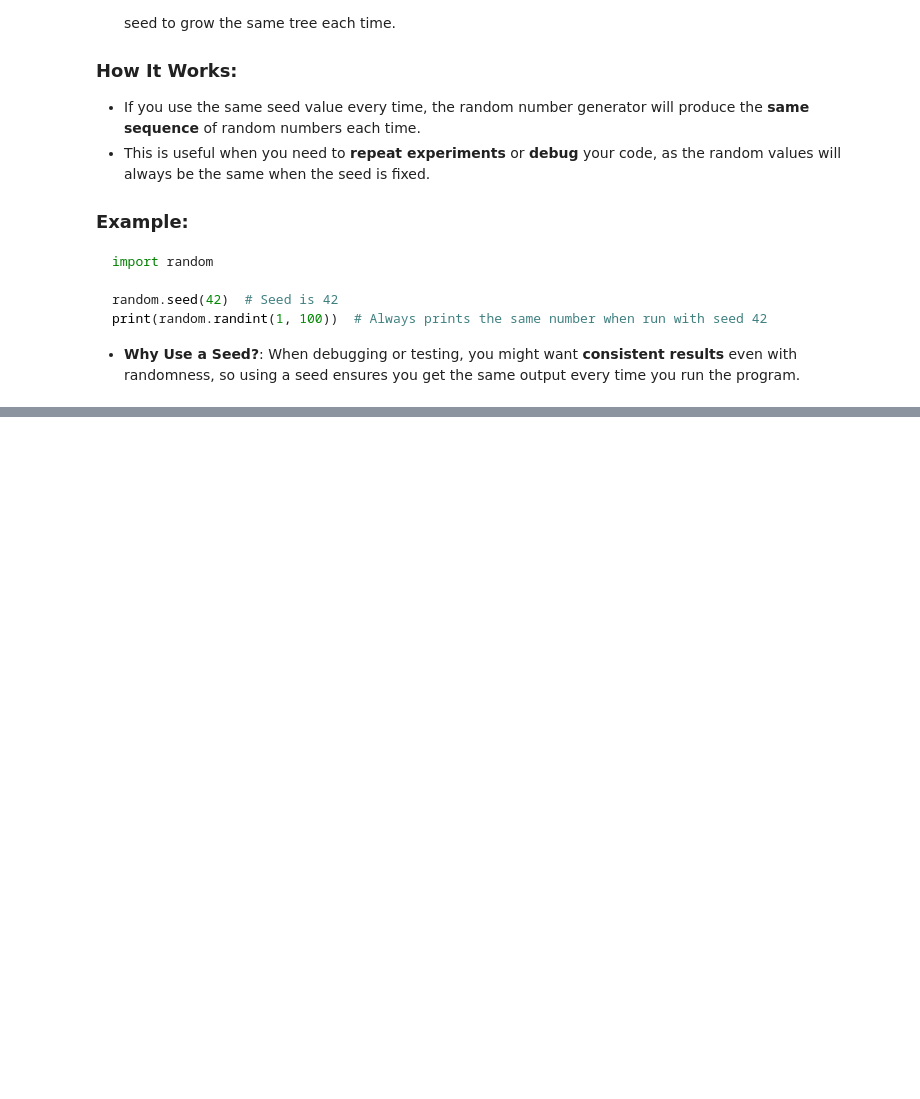
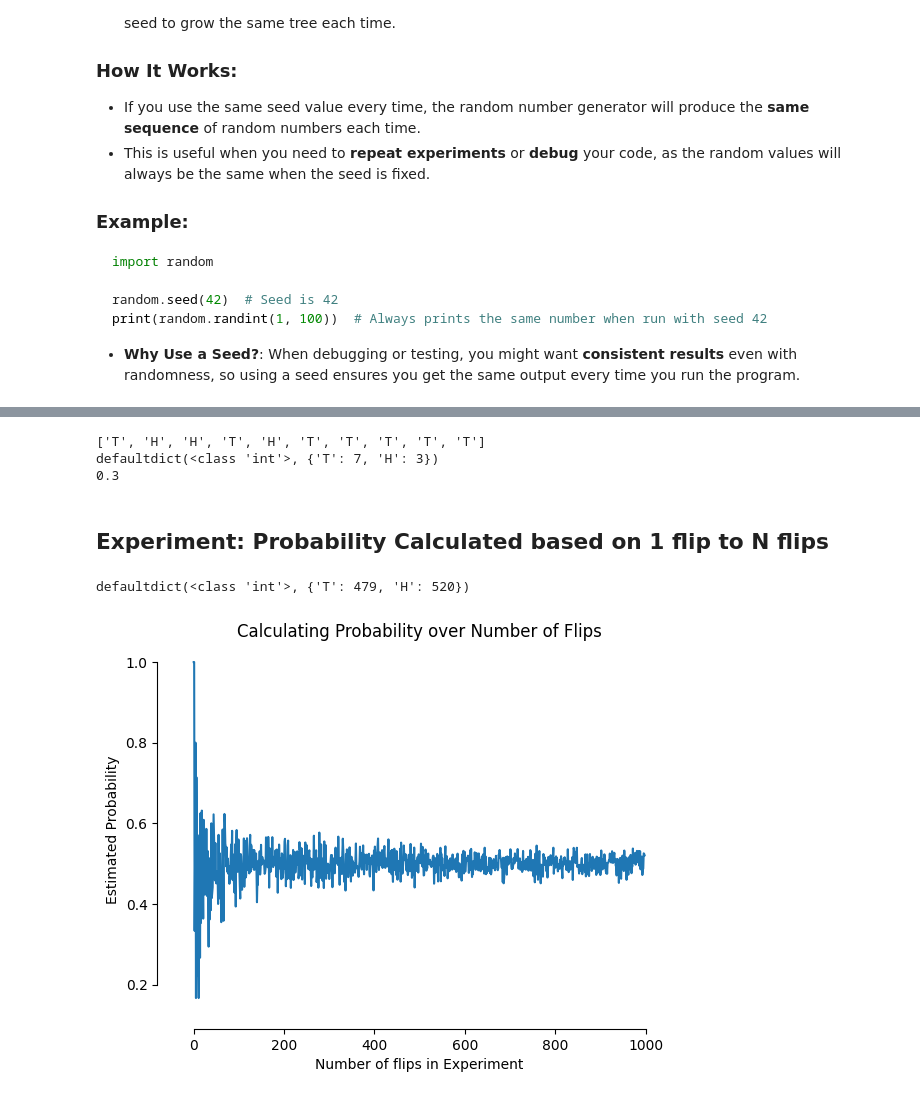
Before and after one commit to SagarChhabriya/statistics, a Jupyter notebook: 02-Code/01-Coin-Flip-Simulation.ipynb, the cells around one changed output, grey strips where cells are left out. Cells and saved outputs as stored; diff of their text form; code cells hidden in the pictures; blank space fills up the shorter version.

Commit message:
Add Visualization of Coin Flip Simulation

```diff
--- a/02-Code/01-Coin-Flip-Simulation.ipynb
+++ b/02-Code/01-Coin-Flip-Simulation.ipynb
@@ -210,0 +235,51 @@ print(random.randint(1, 100))  # Always prints the same number when run with see
+# %%
+from collections import Counter, defaultdict
+
+def get_frequency(flips):
+    keys = Counter(flips).keys()
+    values = Counter(flips).values()
+
+    # return dict(zip(keys,values)) # But what if there are no 'H' or no 'T'? KeyError
+
+    return defaultdict(int, dict(zip(keys,values))) # The default dict will return the default value of that datatype when the doesn't exist
+# %%
+flips = flip(10)
+frequency = get_frequency(flips=flips)
+prob_Head = frequency['H'] / len(flips)
+
+
+print(flips)
+print(frequency)
+print(prob_Head)
+# %% [output]
+['T', 'H', 'H', 'T', 'H', 'T', 'T', 'T', 'T', 'T']
+defaultdict(<class 'int'>, {'T': 7, 'H': 3})
+0.3
+# %% [markdown]
+## Experiment: Probability Calculated based on 1 flip to N flips
+# %%
+max_flips = 1000
+
+probs = []
+
+for num_flips in range(1,max_flips):
+    flips = flip(num_flips)
+    frequency = get_frequency(flips=flips)
+    prob_head = frequency['H'] / len(flips)
+
+
+    probs.append(prob_head)
+# %%
+print(frequency)
+# %% [output]
+defaultdict(<class 'int'>, {'T': 479, 'H': 520})
+# %%
+plt.plot(probs)
+plt.xlabel("Number of flips in Experiment")
+plt.ylabel("Estimated Probability")
+plt.title("Calculating Probability over Number of Flips")
+
+sns.despine(offset=10, trim=True) # Move axes away
+plt.show()
+# %% [output]
+[figure, added]
```
Also changed, not shown: parts of 3 cells of this notebook.
